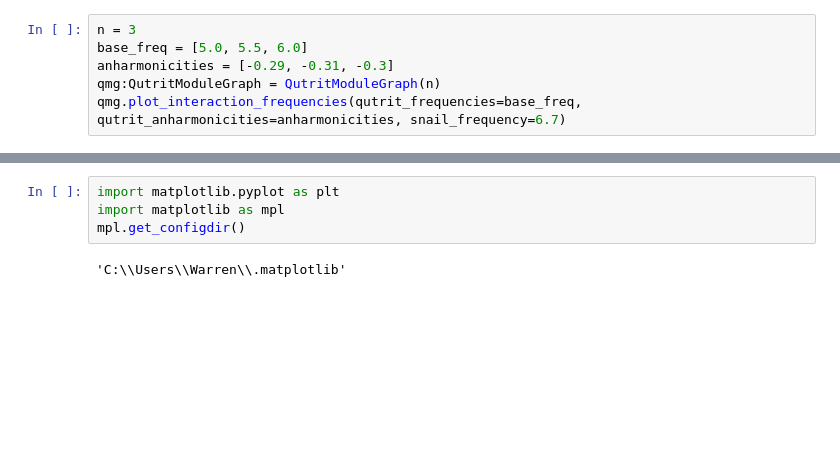
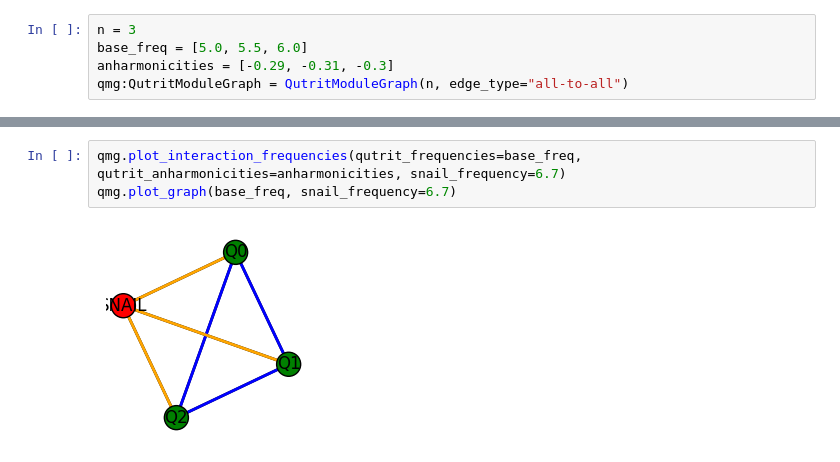
Before and after one commit to Wrn13/qutrit-crowding, a Jupyter notebook: src/notebooks/qutrit_freq_work.ipynb, the cells around one changed output, grey strips where cells are left out. Saved outputs shown, nothing was run; the diff lists cells and outputs as text; blank space fills up the shorter version.

```diff
--- a/src/notebooks/qutrit_freq_work.ipynb
+++ b/src/notebooks/qutrit_freq_work.ipynb
@@ -4,5 +5,4 @@ from corral_crowding.qutrit_module_graph import QutritModuleGraph
 n = 3
 base_freq = [5.0, 5.5, 6.0]
 anharmonicities = [-0.29, -0.31, -0.3]
-qmg:QutritModuleGraph = QutritModuleGraph(n)
-qmg.plot_interaction_frequencies(qutrit_frequencies=base_freq, qutrit_anharmonicities=anharmonicities, snail_frequency=6.7)
+qmg:QutritModuleGraph = QutritModuleGraph(n, edge_type="all-to-all")
@@ -11,7 +9,6 @@ qmg.plot_interaction_frequencies(qutrit_frequencies=base_freq, qutrit_anharmonic
 # %%
-import matplotlib.pyplot as plt
-import matplotlib as mpl
-mpl.get_configdir()
+qmg.plot_interaction_frequencies(qutrit_frequencies=base_freq, qutrit_anharmonicities=anharmonicities, snail_frequency=6.7)
+qmg.plot_graph(base_freq, snail_frequency=6.7)
 # %% [output]
-'C:\\Users\\Warren\\.matplotlib'
+[figure, added]
 # %%
```
Also changed, not shown: parts of 13 cells of this notebook, 4 other files.
